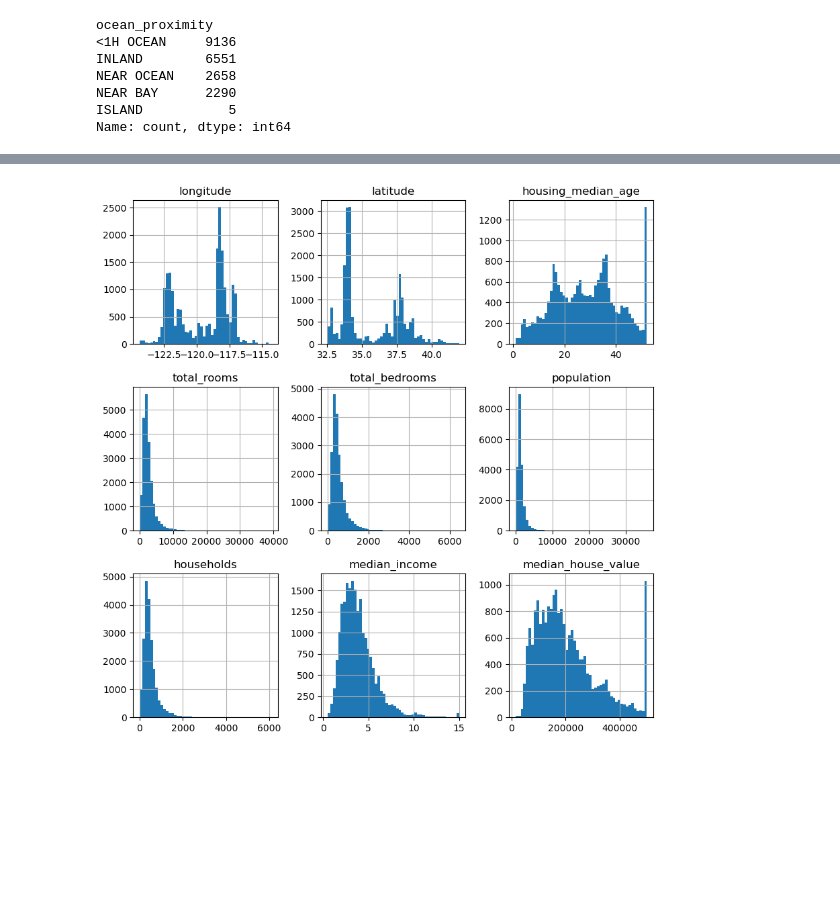
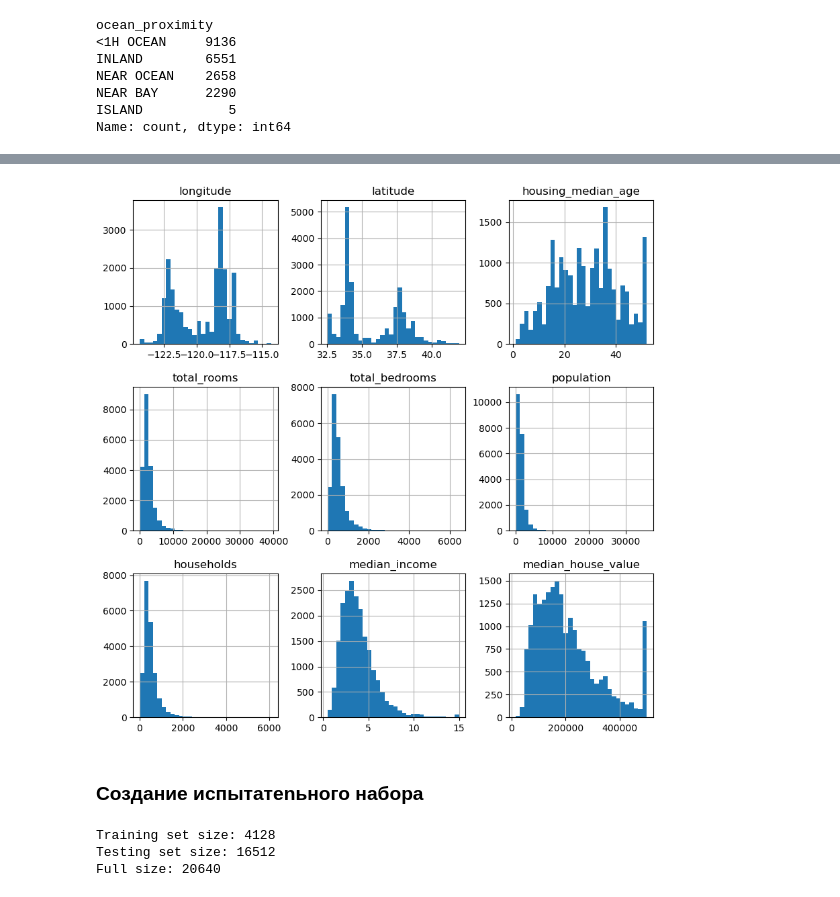
Before and after one commit to Karimkhab/Machine-Learning-by-Geron-Book, a Jupyter notebook: Chapter-2/Training.ipynb, the cells around one changed output, grey strips where cells are left out. Cells and saved outputs as stored; diff of their text form; code cells hidden in the pictures; blank space fills up the shorter version.

```diff
--- a/Chapter-2/Training.ipynb
+++ b/Chapter-2/Training.ipynb
@@ -77,7 +79,9 @@ housing.describe()
 | max | -114.310000 | 41.950000 | 52.000000 | 39320.000000 | 6445.000000 | 35682.000000 | 6082.000000 | ... |
 # %%
 import matplotlib.pyplot as plt
-housing.hist(bins=50, figsize=(10, 10))
+housing.hist(bins=30, figsize=(10, 10))
 plt.show()
 # %% [output]
-[figure, old version]
+[figure, new version]
+# %% [markdown]
+### Создание испытатеnьного набора
@@ -83,0 +100,6 @@ plt.show()
+# %%
+print(f'Training set size: {len(training_set)}\nTesting set size: {len(test_set)}\nFull size: {len(housing)}')
+# %% [output]
+Training set size: 4128
+Testing set size: 16512
+Full size: 20640
```
Also changed, not shown: parts of 19 cells of this notebook.
